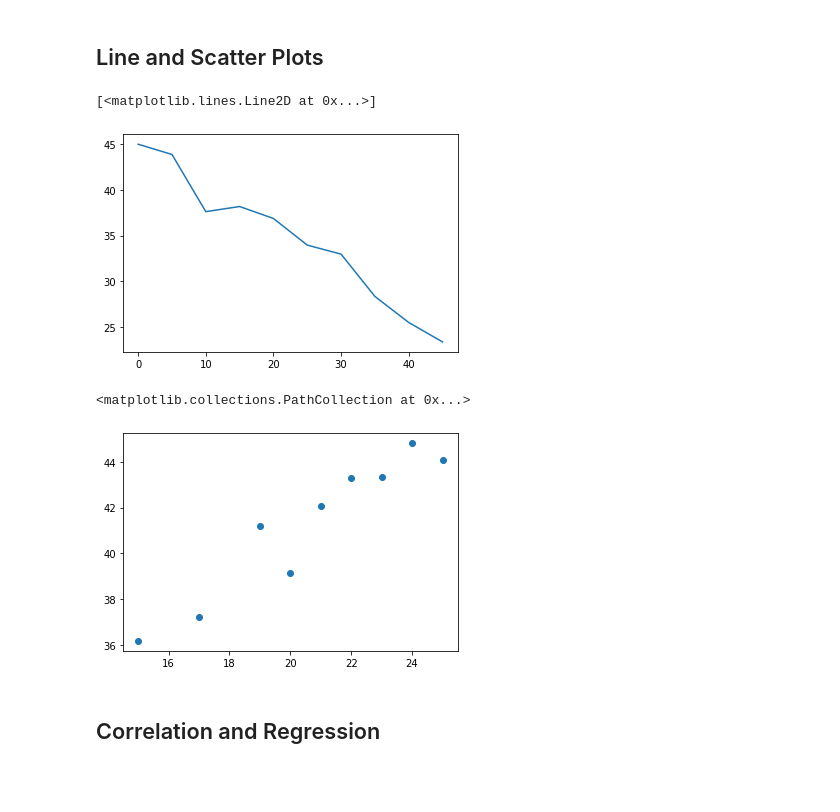
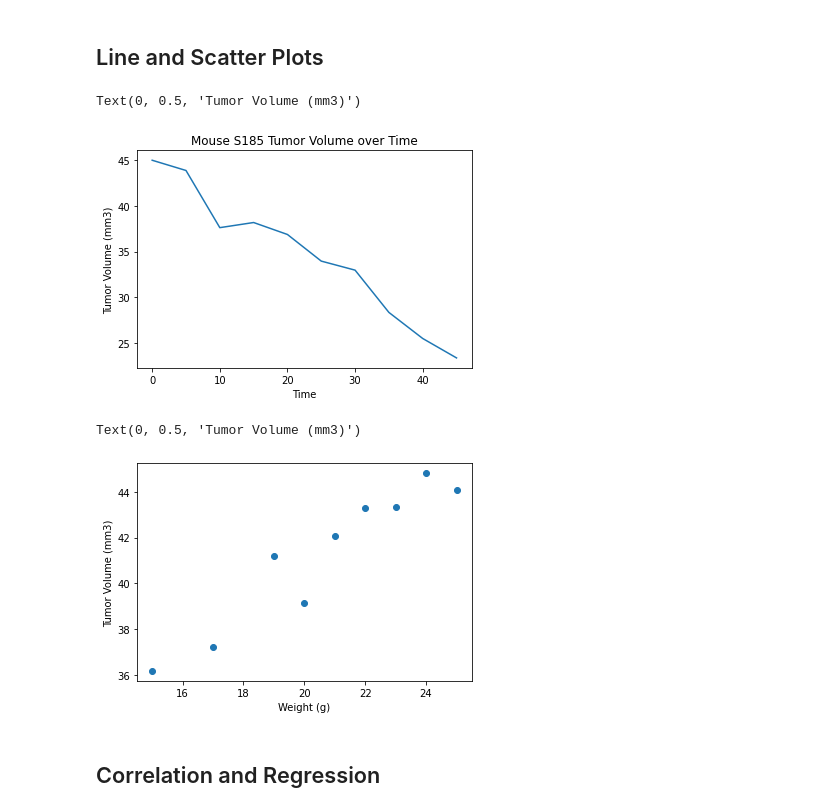
Before and after one commit to JWatson1102/mathplotlib-challenge, a Jupyter notebook: Pymaceuticals/pymaceuticals_starter.ipynb, the cells around one changed output. Drawn from its saved outputs; the diff is of its cells as text; code cells hidden in the pictures; blank space fills up the shorter version.

```diff
--- a/Pymaceuticals/pymaceuticals_starter.ipynb
+++ b/Pymaceuticals/pymaceuticals_starter.ipynb
@@ -326,16 +321,19 @@ plt.show()
 # %%
 # Generate a line plot of tumor volume vs. time point for a mouse treated with Capomulin
 #mouse id = s185
 
 s185_df = cleaned_df.loc[cleaned_df['Mouse ID']=='s185']
 
 x_axis = s185_df['Timepoint']
 y_axis = s185_df['Tumor Volume (mm3)']
 
 plt.plot(x_axis,y_axis)
+plt.title('Mouse S185 Tumor Volume over Time')
+plt.xlabel('Time')
+plt.ylabel('Tumor Volume (mm3)')
 # %% [output]
-[<matplotlib.lines.Line2D at 0x...>]
+Text(0, 0.5, 'Tumor Volume (mm3)')
-[figure, old version]
+[figure, new version]
 # %%
 # Generate a scatter plot of average tumor volume vs. mouse weight for the Capomulin regimen
 cap_df = cleaned_df.loc[cleaned_df['Drug Regimen']=='Capomulin']
@@ -346,9 +344,11 @@ y_axis = cap_group.mean()['Tumor Volume (mm3)']
 
 
 plt.scatter(x_axis,y_axis)
+plt.xlabel('Weight (g)')
+plt.ylabel('Tumor Volume (mm3)')
 # %% [output]
-<matplotlib.collections.PathCollection at 0x...>
+Text(0, 0.5, 'Tumor Volume (mm3)')
-[figure, old version]
+[figure, new version]
 # %% [markdown]
 ## Correlation and Regression
 # %%
```
Also changed, not shown: parts of 9 cells of this notebook.
